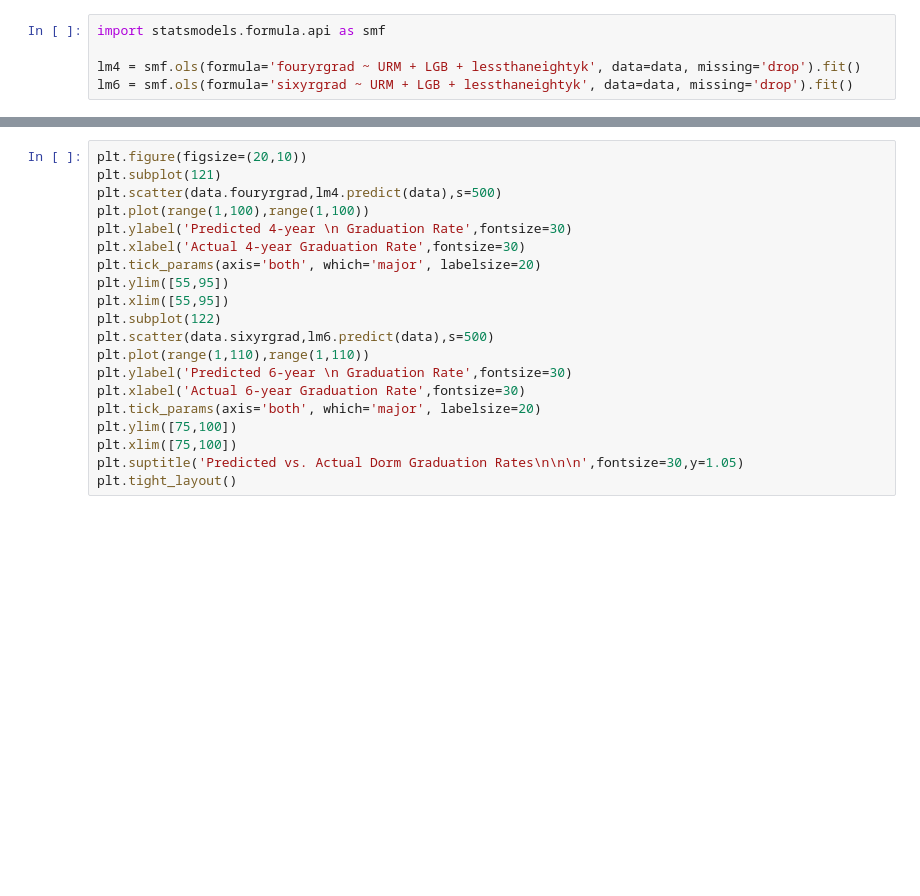
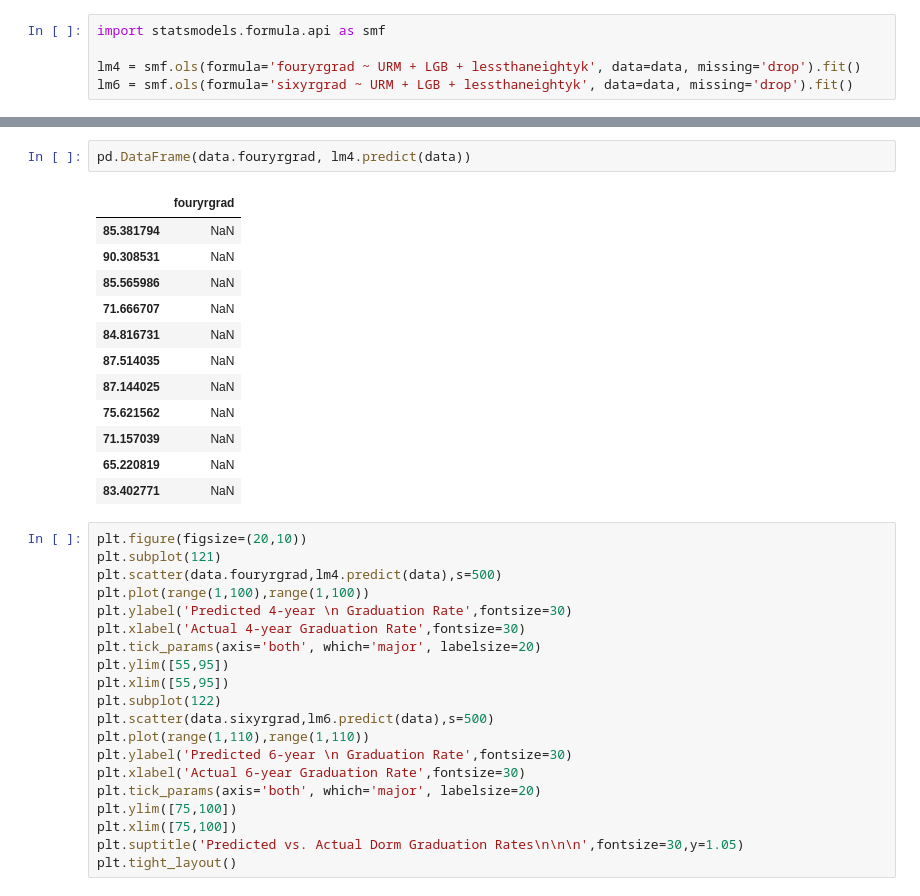
Before and after one commit to gbritton/ihtfd, a Jupyter notebook: DormAnalysis.ipynb, the cells around one changed output, grey strips where cells are left out. Cells and saved outputs as stored; diff of their text form; blank space fills up the shorter version.

```diff
--- a/DormAnalysis.ipynb
+++ b/DormAnalysis.ipynb
@@ -88,6 +94,21 @@ OLS Regression Results
 | Prob(Omnibus): | 0.705 | Jarque-Bera (JB): | 0.152 |
 | Skew: | -0.287 | Prob(JB): | 0.927 |
 | Kurtosis: | 2.813 | Cond. No. | 255. |
+# %%
+pd.DataFrame(data.fouryrgrad, lm4.predict(data))
+# %% [output]
+|  | fouryrgrad |
+| 85.381794 | NaN |
+| 90.308531 | NaN |
+| 85.565986 | NaN |
+| 71.666707 | NaN |
+| 84.816731 | NaN |
+| 87.514035 | NaN |
+| 87.144025 | NaN |
+| 75.621562 | NaN |
+| 71.157039 | NaN |
+| 65.220819 | NaN |
+| 83.402771 | NaN |
 # %%
 plt.figure(figsize=(20,10))
 plt.subplot(121)
```
Also changed, not shown: parts of 5 cells of this notebook, 4 other files.
